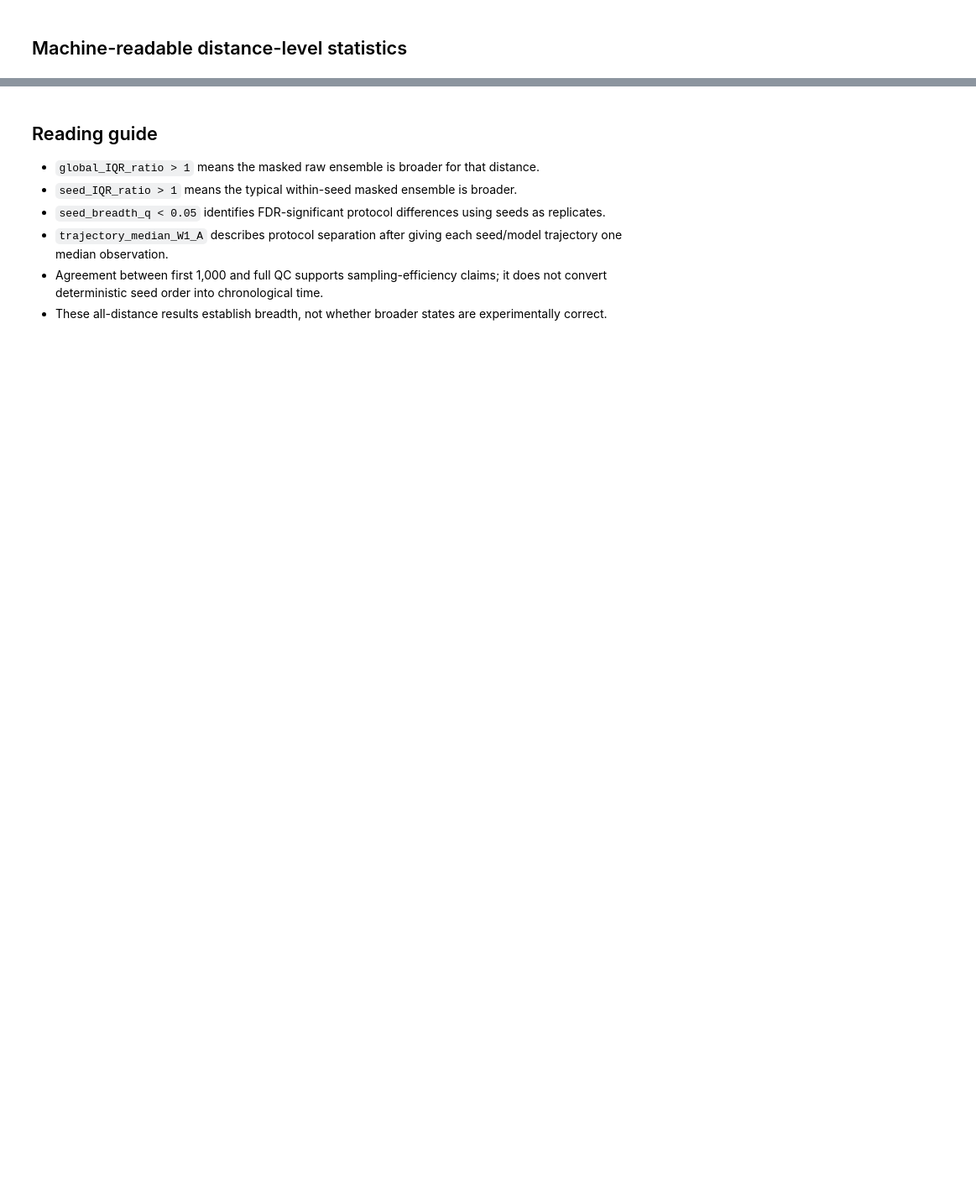
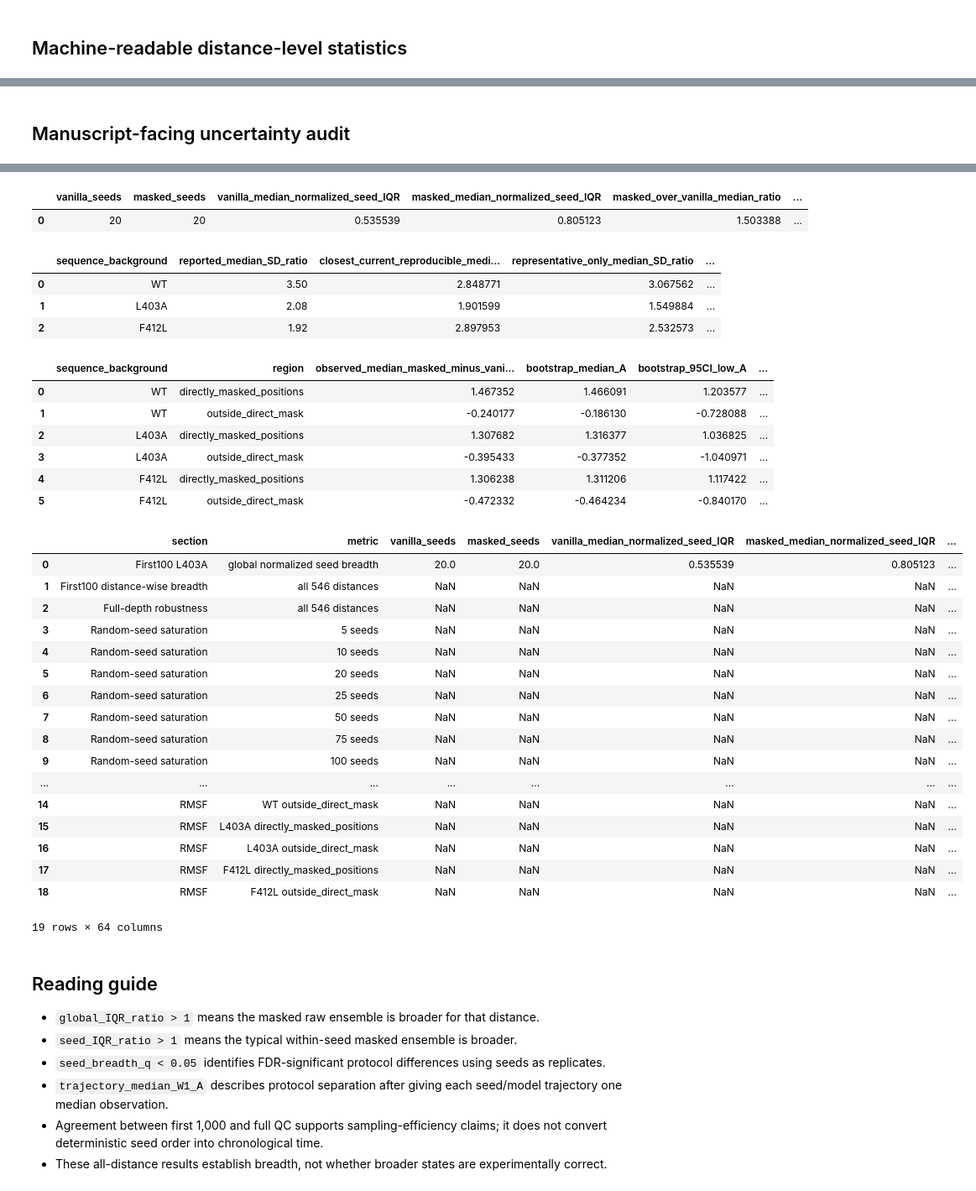
Before and after one commit to adrishg/vgci_mutants, a Jupyter notebook: kv21/Kv21_L403A_all_distance_sampling_analysis.ipynb, the cells around one changed output, grey strips where cells are left out. Shown at 84% size. Saved outputs shown, nothing was run; the diff lists cells and outputs as text; code cells hidden in the pictures; blank space fills up the shorter version.

Commit message:
adding more staticts and first 100 analysis

```diff
--- a/kv21/Kv21_L403A_all_distance_sampling_analysis.ipynb
+++ b/kv21/Kv21_L403A_all_distance_sampling_analysis.ipynb
@@ -122,0 +148,11 @@ print(f'{len(stats):,} distance-by-depth rows')
+# %% [markdown]
+## Manuscript-facing uncertainty audit
+# %%
+from analysis.statistics_revision.scripts.run_kv21_sampling_breadth_uncertainty import run as run_uncertainty
+run_uncertainty()
+revision_tables=repo_root/'analysis'/'statistics_revision'/'tables'
+display(pd.read_csv(TAB/'l403a_first100_seed_level_global_breadth_summary.csv'))
+display(pd.read_csv(revision_tables/'kv21_s6_masked_vs_vanilla_breadth_bootstrap.csv'))
+display(pd.read_csv(revision_tables/'kv21_rmsf_trajectory_block_bootstrap.csv'))
+display(pd.read_csv(revision_tables/'kv21_sampling_breadth_manuscript_statistics.csv'))
+# %% [output]
@@ -123,3 +176,34 @@ print(f'{len(stats):,} distance-by-depth rows')
+|  | vanilla_seeds | masked_seeds | vanilla_median_normalized_seed_IQR | masked_median_normalized_seed_IQR | masked_over_vanilla_median_ratio | ... |
+| 0 | 20 | 20 | 0.535539 | 0.805123 | 1.503388 | ... |
+|  | sequence_background | reported_median_SD_ratio | closest_current_reproducible_medi... | representative_only_median_SD_ratio | ... |
+| 0 | WT | 3.50 | 2.848771 | 3.067562 | ... |
+| 1 | L403A | 2.08 | 1.901599 | 1.549884 | ... |
+| 2 | F412L | 1.92 | 2.897953 | 2.532573 | ... |
+|  | sequence_background | region | observed_median_masked_minus_vani... | bootstrap_median_A | bootstrap_95CI_low_A | ... |
+| 0 | WT | directly_masked_positions | 1.467352 | 1.466091 | 1.203577 | ... |
+| 1 | WT | outside_direct_mask | -0.240177 | -0.186130 | -0.728088 | ... |
+| 2 | L403A | directly_masked_positions | 1.307682 | 1.316377 | 1.036825 | ... |
+| 3 | L403A | outside_direct_mask | -0.395433 | -0.377352 | -1.040971 | ... |
+| 4 | F412L | directly_masked_positions | 1.306238 | 1.311206 | 1.117422 | ... |
+| 5 | F412L | outside_direct_mask | -0.472332 | -0.464234 | -0.840170 | ... |
+|  | section | metric | vanilla_seeds | masked_seeds | vanilla_median_normalized_seed_IQR | masked_median_normalized_seed_IQR | ... |
+| 0 | First100 L403A | global normalized seed breadth | 20.0 | 20.0 | 0.535539 | 0.805123 | ... |
+| 1 | First100 distance-wise breadth | all 546 distances | NaN | NaN | NaN | NaN | ... |
+| 2 | Full-depth robustness | all 546 distances | NaN | NaN | NaN | NaN | ... |
+| 3 | Random-seed saturation | 5 seeds | NaN | NaN | NaN | NaN | ... |
+| 4 | Random-seed saturation | 10 seeds | NaN | NaN | NaN | NaN | ... |
+| 5 | Random-seed saturation | 20 seeds | NaN | NaN | NaN | NaN | ... |
+| 6 | Random-seed saturation | 25 seeds | NaN | NaN | NaN | NaN | ... |
+| 7 | Random-seed saturation | 50 seeds | NaN | NaN | NaN | NaN | ... |
+| 8 | Random-seed saturation | 75 seeds | NaN | NaN | NaN | NaN | ... |
+| 9 | Random-seed saturation | 100 seeds | NaN | NaN | NaN | NaN | ... |
+| ... | ... | ... | ... | ... | ... | ... | ... |
+| 14 | RMSF | WT outside_direct_mask | NaN | NaN | NaN | NaN | ... |
+| 15 | RMSF | L403A directly_masked_positions | NaN | NaN | NaN | NaN | ... |
+| 16 | RMSF | L403A outside_direct_mask | NaN | NaN | NaN | NaN | ... |
+| 17 | RMSF | F412L directly_masked_positions | NaN | NaN | NaN | NaN | ... |
+| 18 | RMSF | F412L outside_direct_mask | NaN | NaN | NaN | NaN | ... |
+19 rows × 64 columns
 # %% [markdown]
 ## Reading guide
 
```
Also changed, not shown: parts of 8 cells of this notebook, 45 other files.
